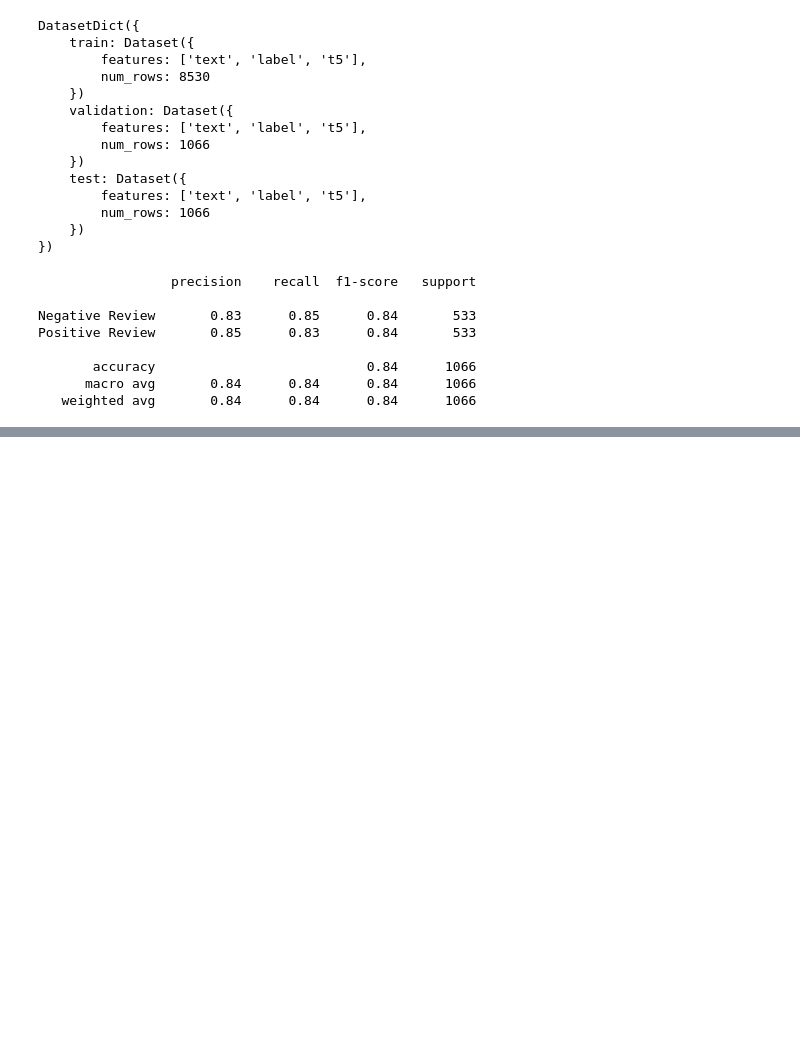
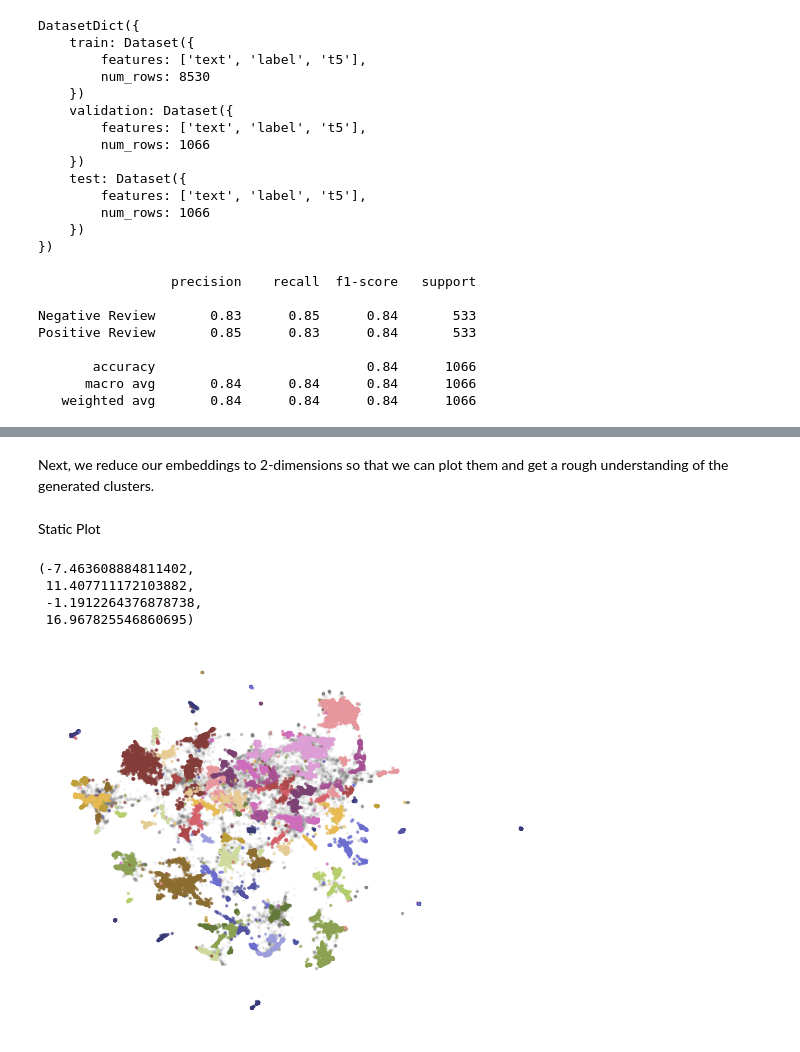
Before and after one commit to AronTech1/Machine-learning, a Jupyter notebook: LLM.ipynb, the cells around one changed output, grey strips where cells are left out. Saved outputs shown, nothing was run; the diff lists cells and outputs as text; code cells hidden in the pictures; blank space fills up the shorter version.

```diff
--- a/LLM.ipynb
+++ b/LLM.ipynb
@@ -685,0 +704,6 @@ Positive Review       0.85      0.83      0.84       533
+# %%
+from sentence_transformers import SentenceTransformer
+
+# Create an embedding for each abstract
+embedding_model = SentenceTransformer('thenlper/gte-small')
+embeddings = embedding_model.encode(abstracts, show_progress_bar=True)
@@ -685,0 +729,11 @@ Positive Review       0.85      0.83      0.84       533
+# %%
+from hdbscan import HDBSCAN
+
+# We fit the model and extract the clusters
+hdbscan_model = HDBSCAN(
+    min_cluster_size=50, metric='euclidean', cluster_selection_method='eom'
+).fit(reduced_embeddings)
+clusters = hdbscan_model.labels_
+
+# How many clusters did we generate?
+len(set(clusters))
@@ -685,0 +766,37 @@ Positive Review       0.85      0.83      0.84       533
+# %% [markdown]
+Next, we reduce our embeddings to 2-dimensions so that we can plot them and get a rough understanding of the generated clusters.
+# %%
+import pandas as pd
+
+# Reduce 384-dimensional embeddings to 2 dimensions for easier visualization
+reduced_embeddings = UMAP(
+    n_components=2, min_dist=0.0, metric='cosine', random_state=42
+).fit_transform(embeddings)
+
+# Create dataframe
+df = pd.DataFrame(reduced_embeddings, columns=["x", "y"])
+df["title"] = titles
+df["cluster"] = [str(c) for c in clusters]
+
+# Select outliers and non-outliers (clusters)
+clusters_df = df.loc[df.cluster != "-1", :]
+outliers_df = df.loc[df.cluster == "-1", :]
+# %% [markdown]
+Static Plot
+# %%
+import matplotlib.pyplot as plt
+
+# Plot outliers and non-outliers seperately
+plt.scatter(outliers_df.x, outliers_df.y, alpha=0.05, s=2, c="grey")
+plt.scatter(
+    clusters_df.x, clusters_df.y, c=clusters_df.cluster.astype(int),
+    alpha=0.6, s=2, cmap='tab20b'
+)
+plt.axis('off')
+# plt.savefig("matplotlib.png", dpi=300)  # Uncomment to save the graph as a .png
+# %% [output]
+(-7.463608884811402,
+ 11.407711172103882,
+ -1.1912264376878738,
+ 16.967825546860695)
+[figure, added]
```
Also changed, not shown: parts of 13 cells of this notebook.
